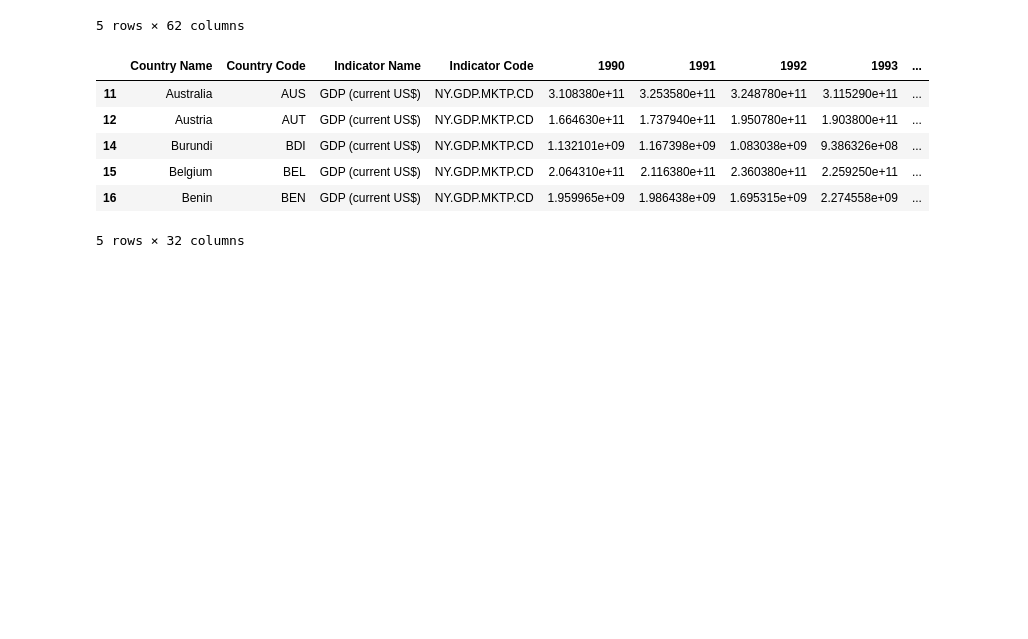
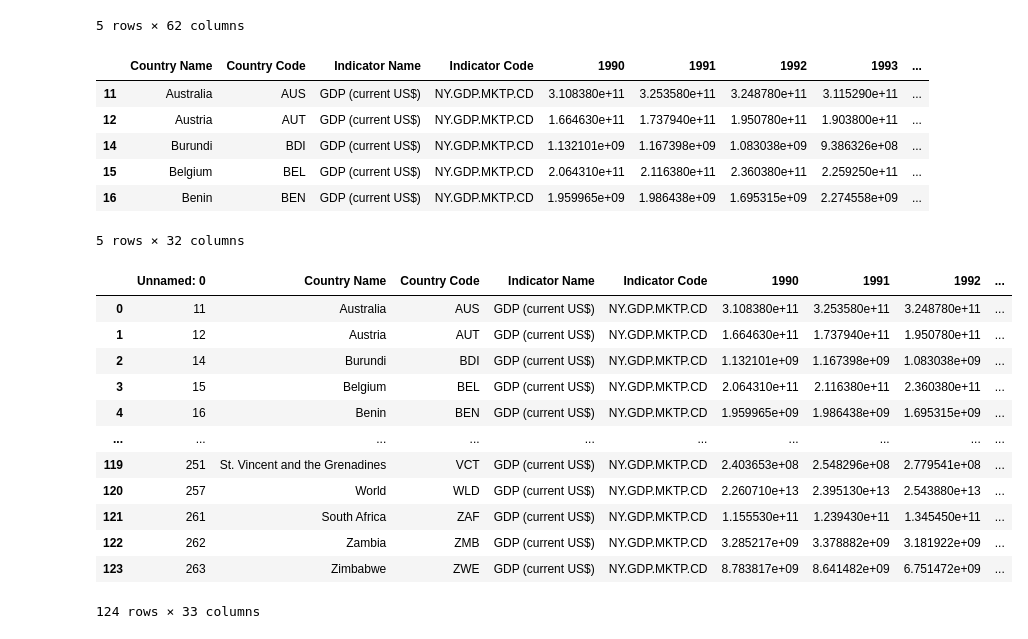
Before and after one commit to doppio-ristretto/military_spending_vs_gdp, a Jupyter notebook: gdp_data_cleaning.ipynb, the cells around one changed output. Drawn from its saved outputs; the diff is of its cells as text; code cells hidden in the pictures; blank space fills up the shorter version.

```diff
--- a/gdp_data_cleaning.ipynb
+++ b/gdp_data_cleaning.ipynb
@@ -38,0 +41,17 @@ final_gdp.head()
+# %%
+clean_gdp_file = pd.read_csv('clean_gdp_file.csv')
+clean_gdp_file
+# %% [output]
+|  | Unnamed: 0 | Country Name | Country Code | Indicator Name | Indicator Code | 1990 | 1991 | 1992 | ... |
+| 0 | 11 | Australia | AUS | GDP (current US$) | NY.GDP.MKTP.CD | 3.108380e+11 | 3.253580e+11 | 3.248780e+11 | ... |
+| 1 | 12 | Austria | AUT | GDP (current US$) | NY.GDP.MKTP.CD | 1.664630e+11 | 1.737940e+11 | 1.950780e+11 | ... |
+| 2 | 14 | Burundi | BDI | GDP (current US$) | NY.GDP.MKTP.CD | 1.132101e+09 | 1.167398e+09 | 1.083038e+09 | ... |
+| 3 | 15 | Belgium | BEL | GDP (current US$) | NY.GDP.MKTP.CD | 2.064310e+11 | 2.116380e+11 | 2.360380e+11 | ... |
+| 4 | 16 | Benin | BEN | GDP (current US$) | NY.GDP.MKTP.CD | 1.959965e+09 | 1.986438e+09 | 1.695315e+09 | ... |
+| ... | ... | ... | ... | ... | ... | ... | ... | ... | ... |
+| 119 | 251 | St. Vincent and the Grenadines | VCT | GDP (current US$) | NY.GDP.MKTP.CD | 2.403653e+08 | 2.548296e+08 | 2.779541e+08 | ... |
+| 120 | 257 | World | WLD | GDP (current US$) | NY.GDP.MKTP.CD | 2.260710e+13 | 2.395130e+13 | 2.543880e+13 | ... |
+| 121 | 261 | South Africa | ZAF | GDP (current US$) | NY.GDP.MKTP.CD | 1.155530e+11 | 1.239430e+11 | 1.345450e+11 | ... |
+| 122 | 262 | Zambia | ZMB | GDP (current US$) | NY.GDP.MKTP.CD | 3.285217e+09 | 3.378882e+09 | 3.181922e+09 | ... |
+| 123 | 263 | Zimbabwe | ZWE | GDP (current US$) | NY.GDP.MKTP.CD | 8.783817e+09 | 8.641482e+09 | 6.751472e+09 | ... |
+124 rows × 33 columns
```
Also changed, not shown: parts of 1 cell of this notebook.
